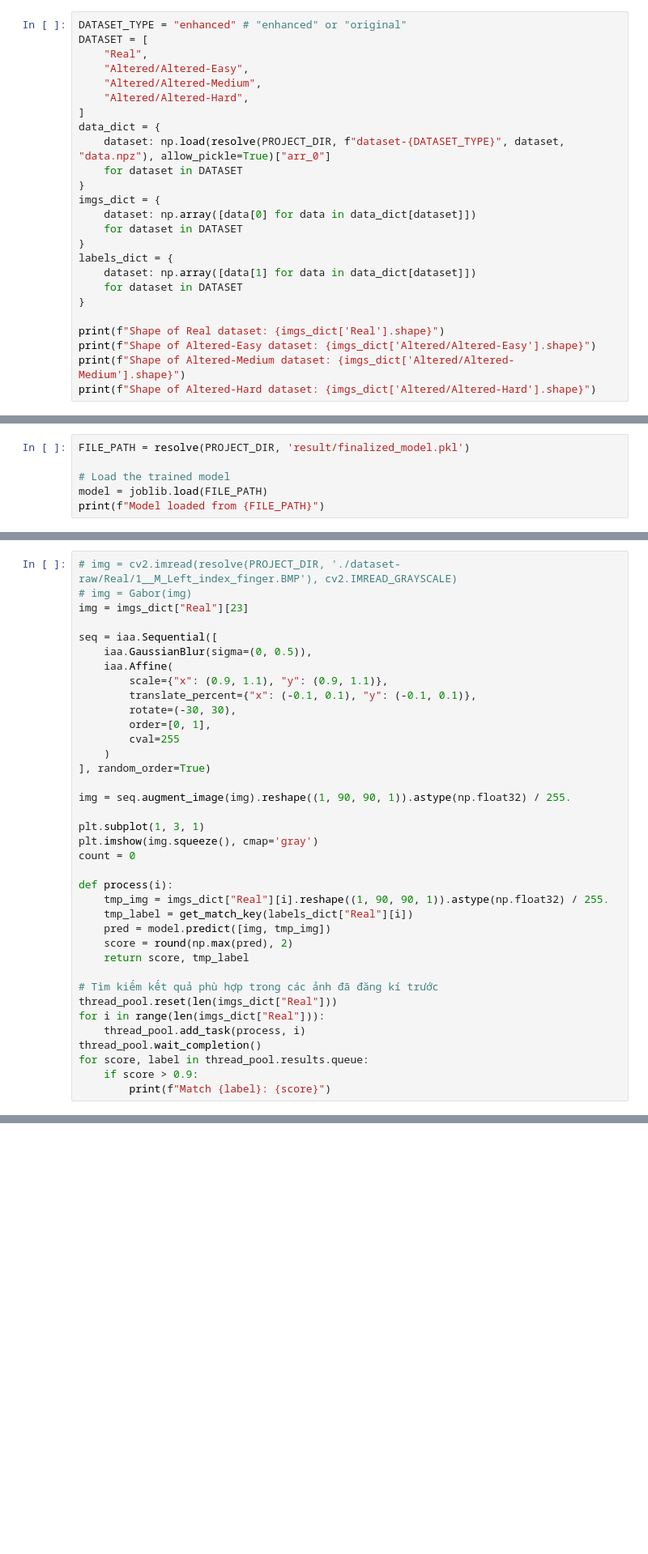
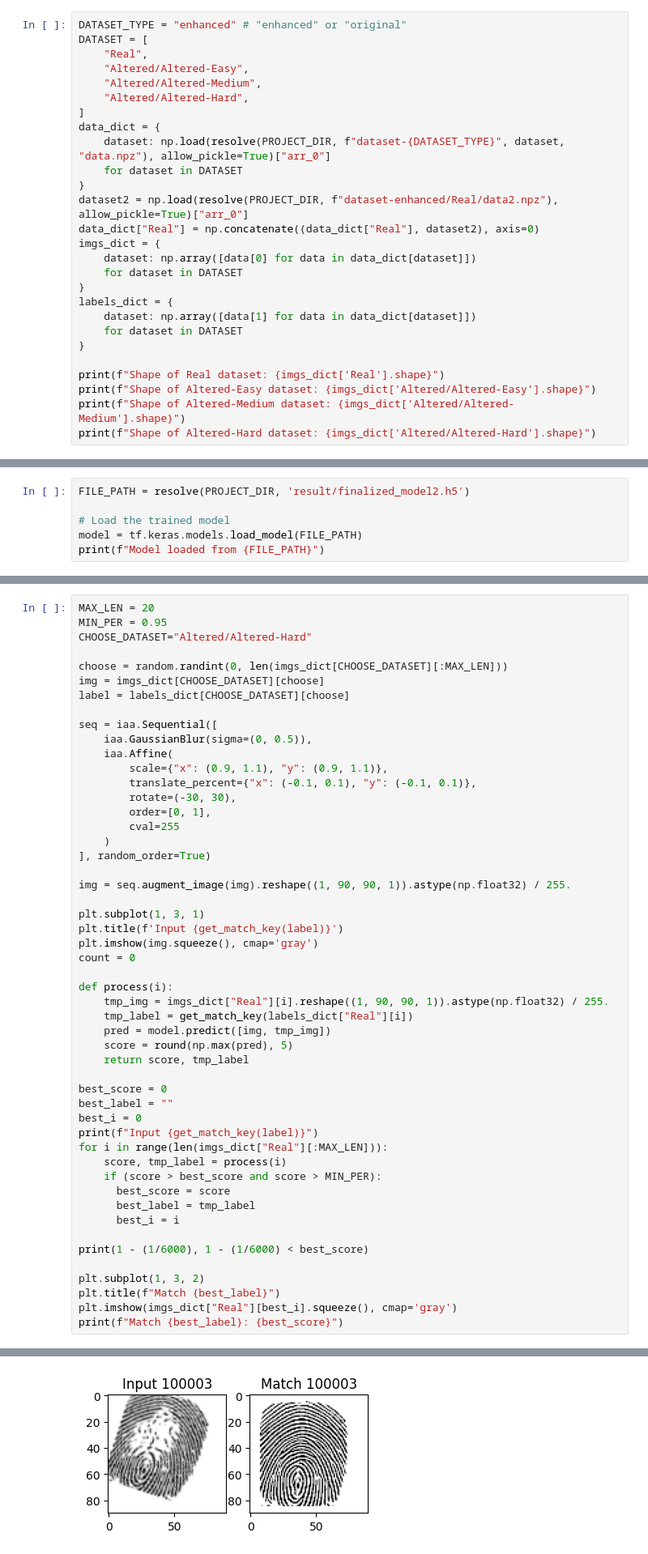
Before and after one commit to khoakomlem/fingerprint-recognition, a Jupyter notebook: src/train.ipynb, the cells around one changed output, grey strips where cells are left out. Shown at 81% size. Cells and saved outputs as stored; diff of their text form; blank space fills up the shorter version.

```diff
--- a/src/train.ipynb
+++ b/src/train.ipynb
@@ -79,6 +79,8 @@ data_dict = {
     dataset: np.load(resolve(PROJECT_DIR, f"dataset-{DATASET_TYPE}", dataset, "data.npz"), allow_pickle=True)["arr_0"]
     for dataset in DATASET
 }
+dataset2 = np.load(resolve(PROJECT_DIR, f"dataset-enhanced/Real/data2.npz"), allow_pickle=True)["arr_0"]
+data_dict["Real"] = np.concatenate((data_dict["Real"], dataset2), axis=0)
 imgs_dict = {
     dataset: np.array([data[0] for data in data_dict[dataset]])
     for dataset in DATASET
@@ -328,9 +339,9 @@ Model saved to /content/drive/MyDrive/Colab Notebooks/fingerprint-recognition/re
 # %% [markdown]
 # Load model (for pre-trained model only)
 # %%
-FILE_PATH = resolve(PROJECT_DIR, 'result/finalized_model.pkl')
+FILE_PATH = resolve(PROJECT_DIR, 'result/finalized_model2.h5')
 
 # Load the trained model
-model = joblib.load(FILE_PATH)
+model = tf.keras.models.load_model(FILE_PATH)
 print(f"Model loaded from {FILE_PATH}")
 # %% [output]
@@ -490,9 +505,13 @@ Created thread_pool with 6 thread, current cpu cores: 2
 # %% [markdown]
 # Predict
 # %%
-# img = cv2.imread(resolve(PROJECT_DIR, './dataset-raw/Real/1__M_Left_index_finger.BMP'), cv2.IMREAD_GRAYSCALE)
-# img = Gabor(img)
-img = imgs_dict["Real"][23]
+MAX_LEN = 20
+MIN_PER = 0.95
+CHOOSE_DATASET="Altered/Altered-Hard"
+
+choose = random.randint(0, len(imgs_dict[CHOOSE_DATASET][:MAX_LEN]))
+img = imgs_dict[CHOOSE_DATASET][choose]
+label = labels_dict[CHOOSE_DATASET][choose]
 
 seq = iaa.Sequential([
     iaa.GaussianBlur(sigma=(0, 0.5)),
@@ -508,6 +527,7 @@ seq = iaa.Sequential([
 img = seq.augment_image(img).reshape((1, 90, 90, 1)).astype(np.float32) / 255.
 
 plt.subplot(1, 3, 1)
+plt.title(f'Input {get_match_key(label)}')
 plt.imshow(img.squeeze(), cmap='gray')
 count = 0
 
@@ -515,15 +535,24 @@ def process(i):
     tmp_img = imgs_dict["Real"][i].reshape((1, 90, 90, 1)).astype(np.float32) / 255.
     tmp_label = get_match_key(labels_dict["Real"][i])
     pred = model.predict([img, tmp_img])
-    score = round(np.max(pred), 2)
+    score = round(np.max(pred), 5)
     return score, tmp_label
 
-# Tìm kiếm kết quả phù hợp trong các ảnh đã đăng kí trước
-thread_pool.reset(len(imgs_dict["Real"]))
-for i in range(len(imgs_dict["Real"])):
-    thread_pool.add_task(process, i)
-thread_pool.wait_completion()
-for score, label in thread_pool.results.queue:
-    if score > 0.9:
-        print(f"Match {label}: {score}")
+best_score = 0
+best_label = ""
+best_i = 0
+print(f"Input {get_match_key(label)}")
+for i in range(len(imgs_dict["Real"][:MAX_LEN])):
+    score, tmp_label = process(i)
+    if (score > best_score and score > MIN_PER):
+      best_score = score
+      best_label = tmp_label
+      best_i = i
+
+print(1 - (1/6000), 1 - (1/6000) < best_score)
+
+plt.subplot(1, 3, 2)
+plt.title(f"Match {best_label}")
+plt.imshow(imgs_dict["Real"][best_i].squeeze(), cmap='gray')
+print(f"Match {best_label}: {best_score}")
 # %% [output]
@@ -564,0 +576 @@ KeyboardInterrupt:
+[figure, added]
```
Also changed, not shown: parts of 10 cells of this notebook, 1 other file.
